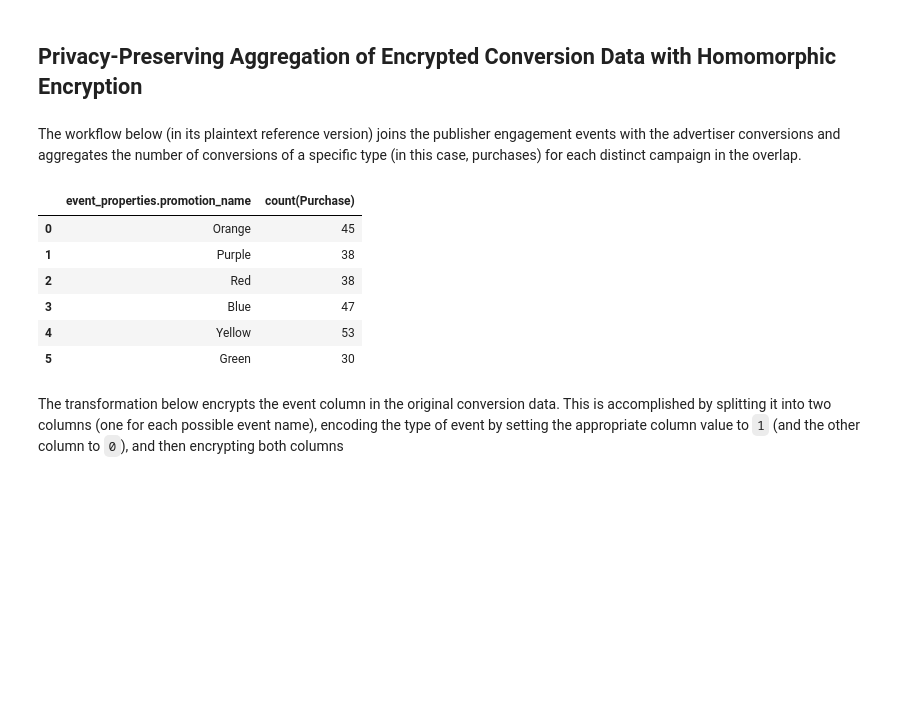
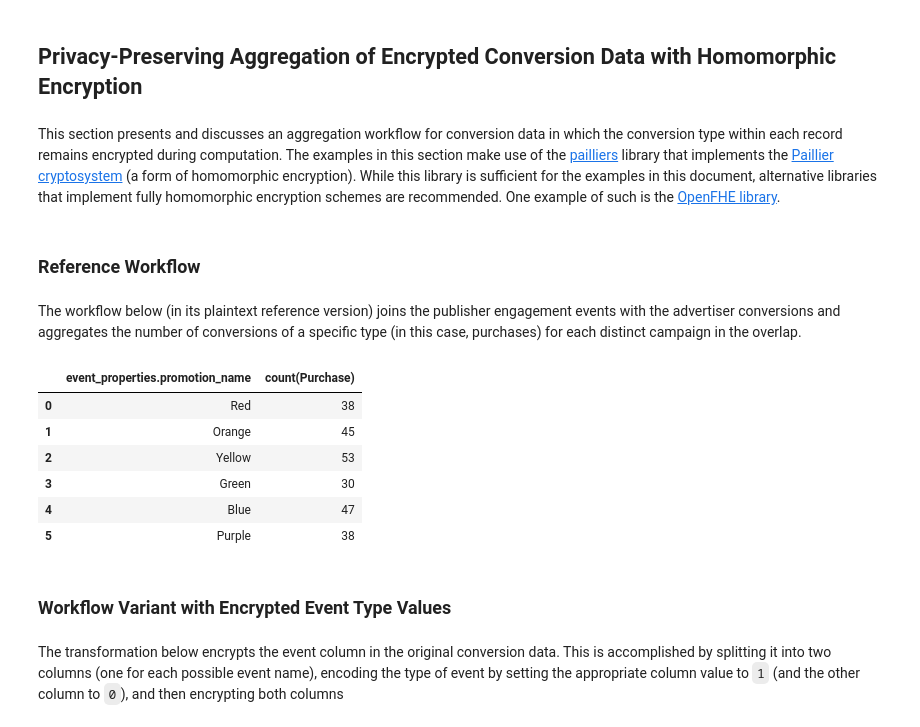
Before and after one commit to IABTechLab/privacy-lab, a Jupyter notebook: notebook/workflows.ipynb, the cells around one changed output. Saved outputs shown, nothing was run; the diff lists cells and outputs as text; code cells hidden in the pictures; blank space fills up the shorter version.

```diff
--- a/notebook/workflows.ipynb
+++ b/notebook/workflows.ipynb
@@ -144,7 +167,7 @@ table(aggregate, ["event_properties.promotion_name", "count(Purchase|Subscriptio
 # %% [markdown]
 The workflow below (in its plaintext reference version) joins the publisher engagement events with the advertiser conversions and aggregates the number of conversions for each distinct campaign in the overlap. Usually, the event and conversion data would be sent by the publisher and advertiser (respectively) to a clean room. The clean room would then run this workflow. See the [ADMaP standard](https://iabtechlab.com/admap/) for a more detailed discussion and examples.
 # %%
-join = [
+join_dp_ref = [
     [
         spaceid_e,
         type_e,
@@ -158,18 +181,18 @@ join = [
     if key_e == key_c
 ]
 
-aggregate = [
+aggregate_dp_ref = [
     [
         campaign,
         sum([
             1
-            for (_, _, campaign_, _, _, _,) in join
+            for (_, _, campaign_, _, _, _,) in join_dp_ref
             if campaign == campaign_
         ])
     ]
-    for campaign in {campaign_ for [_, _, campaign_, _, _, _] in join} # Unique campaigns.
+    for campaign in campaigns # Unique campaigns.
 ]
 
-table(aggregate, ["event_properties.promotion_name", "count(Purchase|Subscription)"])
+table(aggregate_dp_ref, ["event_properties.promotion_name", "count(Purchase|Subscription)"])
 # %% [output]
 |  | event_properties.promotion_name | count(Purchase|Subscription) |
@@ -194,7 +219,7 @@ for campaign in tqdm(campaigns):
     # Extract all the raw rows for this particular campaign.
     filtered = [
         1
-        for [spaceid_e, type_e, campaign_e, region_e, opt_e, type_c] in join
+        for [spaceid_e, type_e, campaign_e, region_e, opt_e, type_c] in join_dp_ref
         if campaign_e == campaign
     ]
     df = pl.LazyFrame(filtered, orient="row")
@@ -204,7 +229,7 @@ for campaign in tqdm(campaigns):
         data=df,
         privacy_unit=dp.unit_of(contributions=5),
         privacy_loss=dp.loss_of(epsilon=1.0),
-        split_evenly_over=10,
+        split_evenly_over=5,
     )
 
     # Perform differentially private query.
@@ -254,41 +279,47 @@ plt.show()
 # %% [markdown]
 ## Privacy-Preserving Aggregation of Encrypted Conversion Data with Homomorphic Encryption
+# %% [markdown]
+This section presents and discusses an aggregation workflow for conversion data in which the conversion type within each record remains encrypted during computation. The examples in this section make use of the [pailliers](https://pailliers.readthedocs.io) library that implements the [Paillier cryptosystem](https://en.wikipedia.org/wiki/Paillier_cryptosystem) (a form of homomorphic encryption). While this library is sufficient for the examples in this document, alternative libraries that implement fully homomorphic encryption schemes are recommended. One example of such is the [OpenFHE library](https://openfhe.org/).
+# %% [markdown]
+### Reference Workflow
 # %% [markdown]
 The workflow below (in its plaintext reference version) joins the publisher engagement events with the advertiser conversions and aggregates the number of conversions of a specific type (in this case, purchases) for each distinct campaign in the overlap.
 # %%
-join = [
+join_he_ref = [
     [
         spaceid_e,
         type_e,
         campaign_e,
         type_c
     ]
     for (spaceid_e, key_e, type_e, campaign_e, region_e, opt_e) in events
     for (spaceid_c, key_c, type_c) in conversions
     if key_e == key_c
 ]
 
-aggregate = [
+aggregate_he_ref = [
     [
         campaign,
         sum([
             1
-            for (_, _, campaign_, event_type) in join
+            for (_, _, campaign_, event_type) in join_he_ref
             if campaign == campaign_ and event_type == 'Purchase'
         ])
     ]
-    for campaign in {campaign_ for [_, _, campaign_, _] in join} # Unique campaigns.
+    for campaign in campaigns # Unique campaigns.
 ]
 
-table(aggregate, ["event_properties.promotion_name", "count(Purchase)"])
+table(aggregate_he_ref, ["event_properties.promotion_name", "count(Purchase)"])
 # %% [output]
 |  | event_properties.promotion_name | count(Purchase) |
-| 0 | Orange | 45 |
-| 1 | Purple | 38 |
-| 2 | Red | 38 |
-| 3 | Blue | 47 |
-| 4 | Yellow | 53 |
-| 5 | Green | 30 |
+| 0 | Red | 38 |
+| 1 | Orange | 45 |
+| 2 | Yellow | 53 |
+| 3 | Green | 30 |
+| 4 | Blue | 47 |
+| 5 | Purple | 38 |
+# %% [markdown]
+### Workflow Variant with Encrypted Event Type Values
 # %% [markdown]
 The transformation below encrypts the event column in the original conversion data. This is accomplished by splitting it into two columns (one for each possible event name), encoding the type of event by setting the appropriate column value to ``1`` (and the other column to ``0``), and then encrypting both columns
 # %%
```
Also changed, not shown: parts of 23 cells of this notebook.
